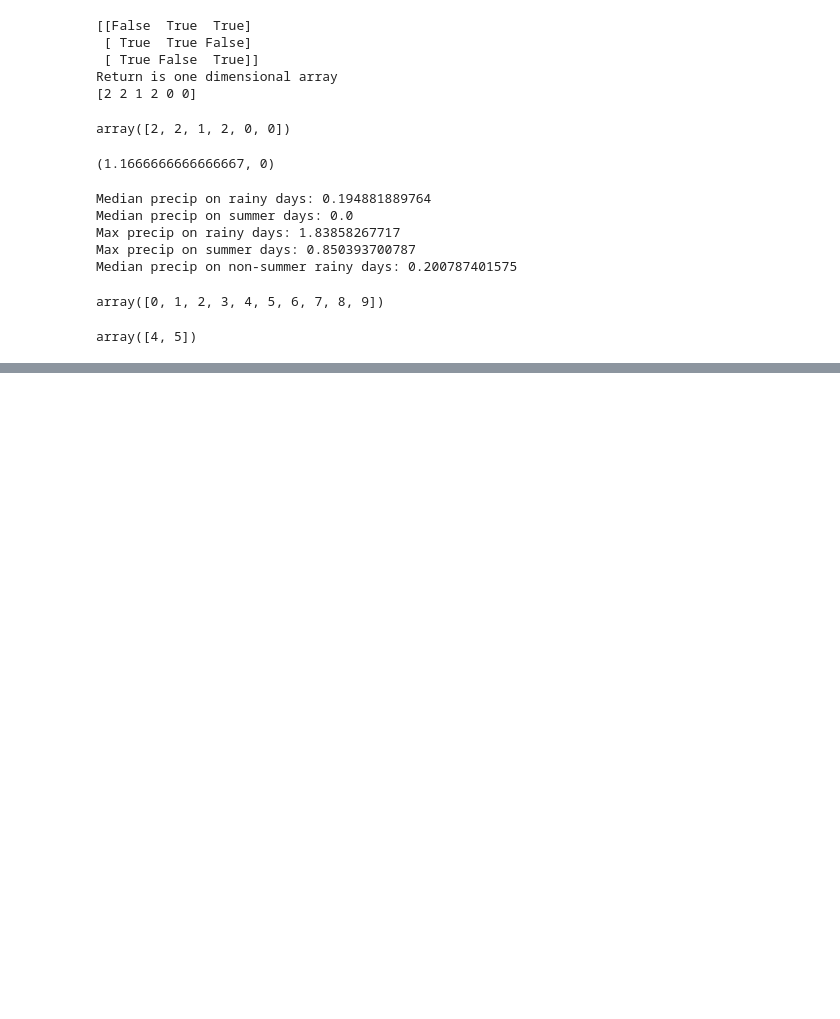
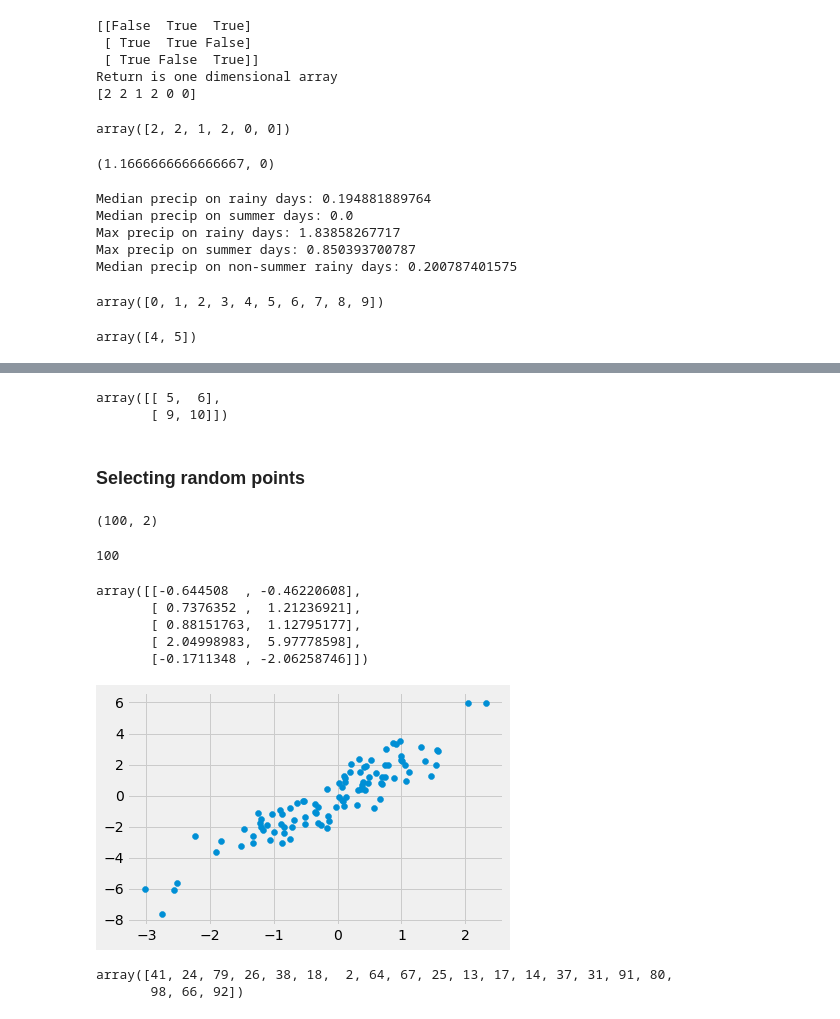
Before and after one commit to numanyilmaz/PythonDataScienceHandbookNotes, a Jupyter notebook: Chapter2.ipynb, the cells around one changed output, grey strips where cells are left out. Saved outputs shown, nothing was run; the diff lists cells and outputs as text; code cells hidden in the pictures; blank space fills up the shorter version.

```diff
--- a/Chapter2.ipynb
+++ b/Chapter2.ipynb
@@ -1015,0 +1018,4 @@ array([4, 5])
+# %%
+rand = np.random.RandomState(42)
+r = rand.randint(100, size=10)
+r
@@ -1015,0 +1055,39 @@ array([4, 5])
+# %%
+# fancy indexing with slicing
+Y[1:,[1,2]]
+# %% [output]
+array([[ 5,  6],
+       [ 9, 10]])
+# %% [markdown]
+### Selecting random points
+# %%
+mean=[0,0]
+cov=[[1,2],
+     [2,5]]
+X = rand.multivariate_normal(mean, cov, 100)
+X.shape
+# %% [output]
+(100, 2)
+# %%
+X.shape[0]
+# %% [output]
+100
+# %%
+X[:5]
+# %% [output]
+array([[-0.644508  , -0.46220608],
+       [ 0.7376352 ,  1.21236921],
+       [ 0.88151763,  1.12795177],
+       [ 2.04998983,  5.97778598],
+       [-0.1711348 , -2.06258746]])
+# %%
+plt.scatter(X[:,0], X[:, 1]);
+# %% [output]
+[figure, added]
+# %%
+# select 20 random points
+indices = np.random.choice(X.shape[0], 20, replace=False)
+indices
+# %% [output]
+array([41, 24, 79, 26, 38, 18,  2, 64, 67, 25, 13, 17, 14, 37, 31, 91, 80,
+       98, 66, 92])
```
Also changed, not shown: parts of 22 cells of this notebook.
